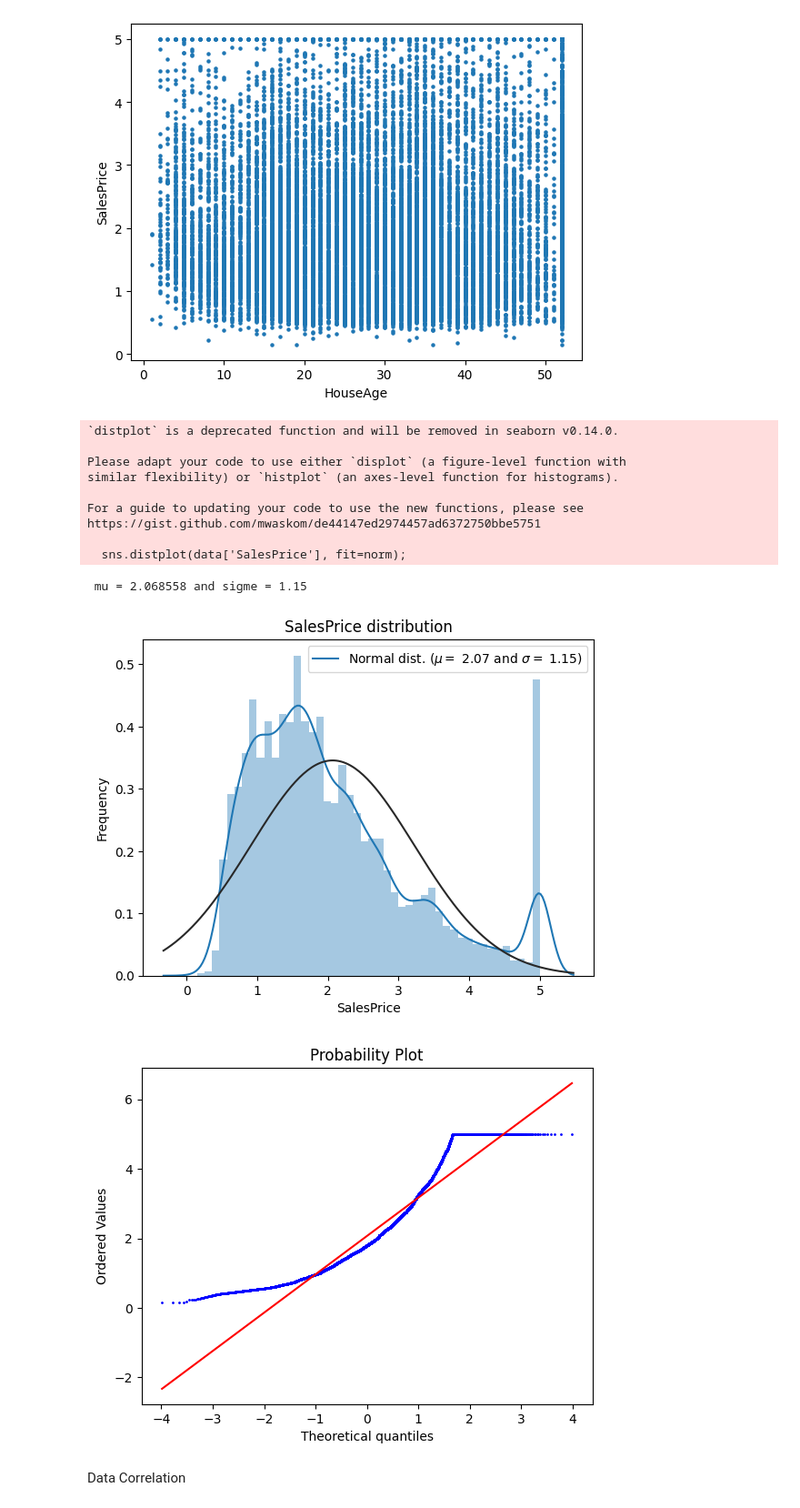
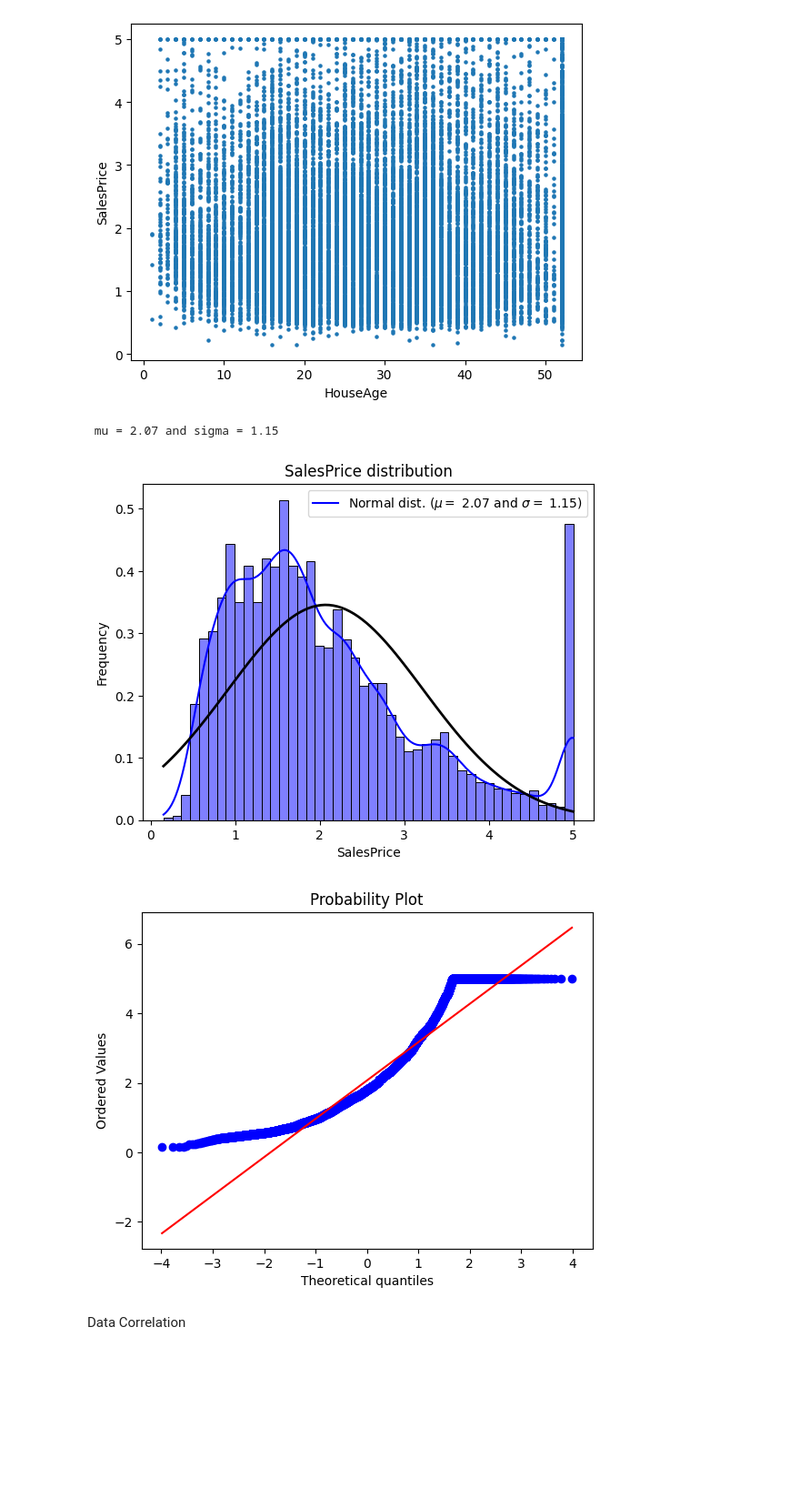
Before and after one commit to Huzaifa-gul/Ml-Projects, a Jupyter notebook: linearRegHousePricePredictor.ipynb, the cells around one changed output. Shown at 91% size. Cells and saved outputs as stored; diff of their text form; code cells hidden in the pictures; blank space fills up the shorter version.

Commit message:
Fix:  Resolved SyntaxWarnings and updated distplot to histplot

```diff
--- a/linearRegHousePricePredictor.ipynb
+++ b/linearRegHousePricePredictor.ipynb
@@ -135,32 +135,29 @@ plt.show()
 # %%
 from scipy import stats
 from scipy.stats import norm, skew
 
-sns.distplot(data['SalesPrice'], fit=norm);
+sns.histplot(data['SalesPrice'], kde = True, stat = "density", color = "blue")
 (mu, sigma) = norm.fit(data['SalesPrice'])
-print('\n mu = {:2f} and sigme = {:.2f}\n'.format(mu, sigma))
-plt.legend(['Normal dist. ($\mu=$ {:.2f} and $\sigma=$ {:.2f})'.format(mu, sigma)], loc ='best')
+print(f"\n mu = {mu:.2f} and sigma = {sigma:.2f}\n")
+
+x = np.linspace(data['SalesPrice'].min(), data['SalesPrice'].max(), 100)
+p = norm.pdf(x, mu, sigma)
+plt.plot(x, p, 'k', linewidth=2)
+
+plt.legend([rf'Normal dist. ($\mu=$ {mu:.2f} and $\sigma=$ {sigma:.2f})'], loc ='best')
 plt.ylabel('Frequency')
 plt.title('SalesPrice distribution')
+plt.show()
 
 #QQ plot
 fig = plt.figure()
 res = stats.probplot(data['SalesPrice'], plot = plt)
-plt.gca().get_lines()[0].set_markersize(1)
+# plt.gca().get_lines()[0].set_markersize(1)
 plt.show()
 # %% [output]
-`distplot` is a deprecated function and will be removed in seaborn v0.14.0.
-
-Please adapt your code to use either `displot` (a figure-level function with
-similar flexibility) or `histplot` (an axes-level function for histograms).
-
-For a guide to updating your code to use the new functions, please see
-https://gist.github.com/mwaskom/de44147ed2974457ad6372750bbe5751
-
-  sns.distplot(data['SalesPrice'], fit=norm);
+ mu = 2.07 and sigma = 1.15
- mu = 2.068558 and sigme = 1.15
-[figure, old version]
+[figure, new version]
-[figure, old version]
+[figure, new version]
 # %% [markdown]
 Data Correlation
 # %%
```
Also changed, not shown: parts of 1 cell of this notebook.
